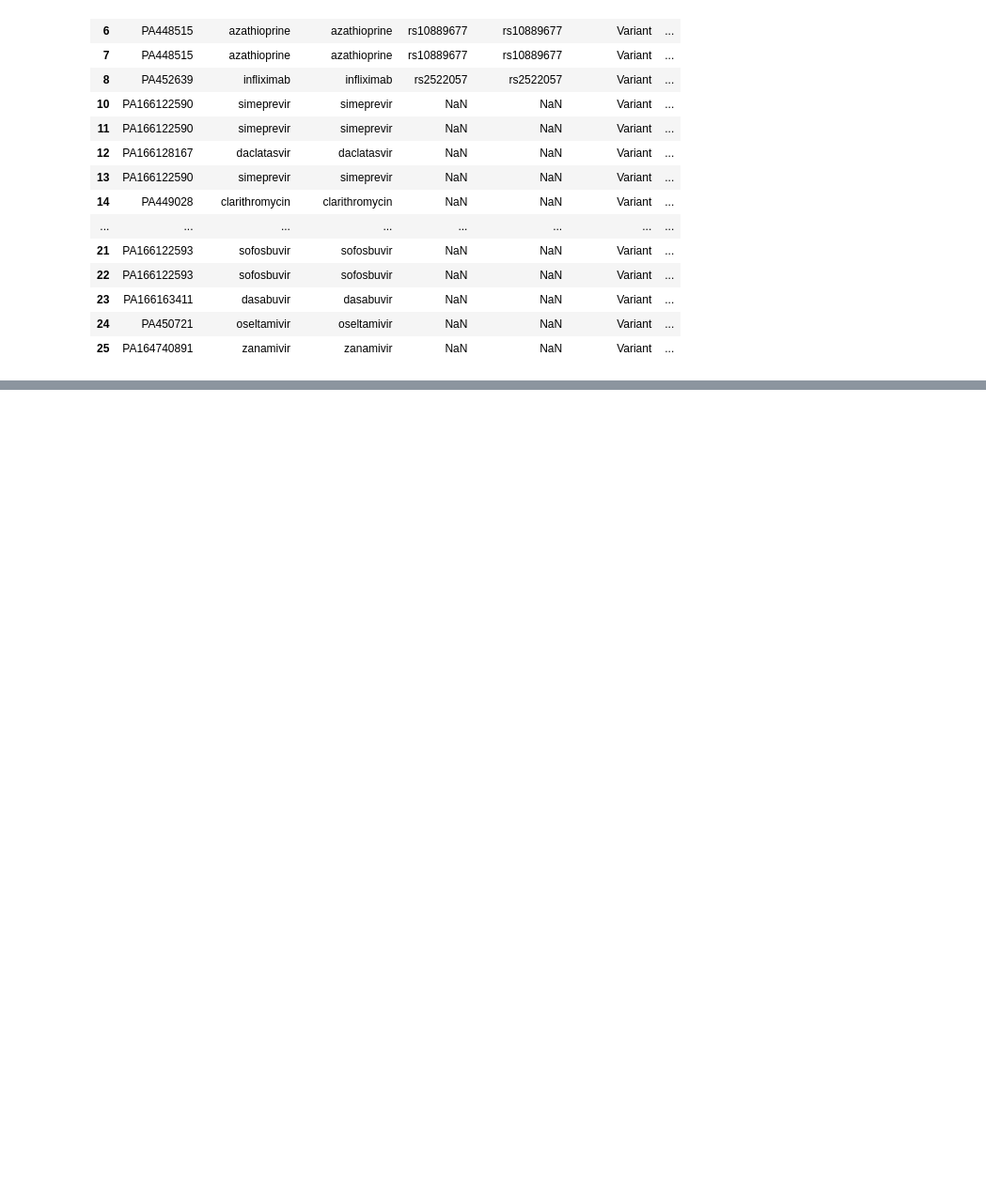
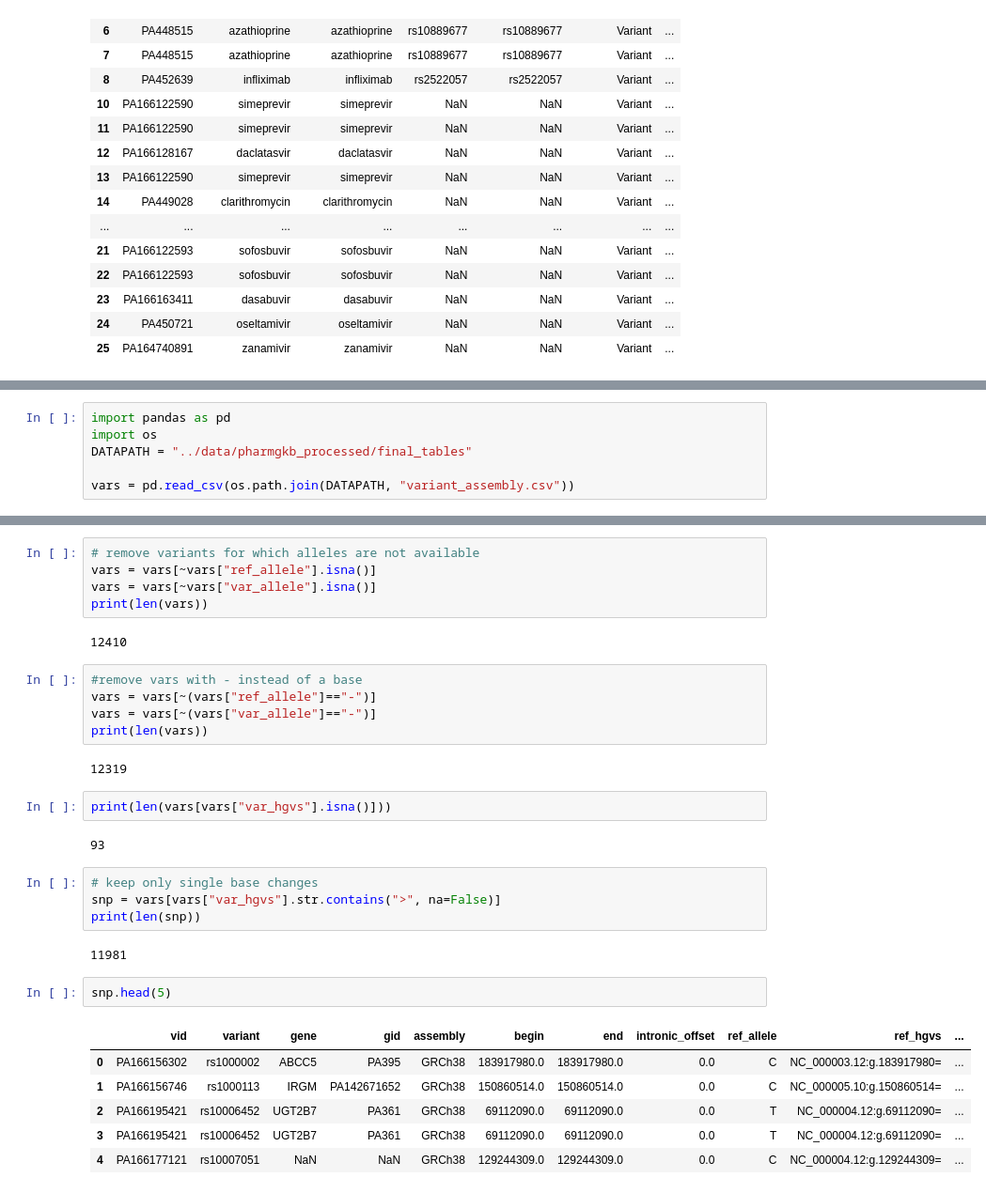
Before and after one commit to ersilia-os/pharmacogx-embeddings, a Jupyter notebook: notebooks/01_PharmGKB_DataExploration.ipynb, the cells around one changed output, grey strips where cells are left out. Shown at 94% size. Drawn from its saved outputs; the diff is of its cells as text; blank space fills up the shorter version.

Commit message:
prepare vcf file for variants

```diff
--- a/notebooks/01_PharmGKB_DataExploration.ipynb
+++ b/notebooks/01_PharmGKB_DataExploration.ipynb
@@ -605,0 +609,6 @@ df[df["Gene Symbols"].isna()].head(20)
+# %%
+import pandas as pd
+import os
+DATAPATH = "../data/pharmgkb_processed/final_tables"
+
+vars = pd.read_csv(os.path.join(DATAPATH, "variant_assembly.csv"))
@@ -605,0 +637,33 @@ df[df["Gene Symbols"].isna()].head(20)
+# %%
+# remove variants for which alleles are not available
+vars = vars[~vars["ref_allele"].isna()]
+vars = vars[~vars["var_allele"].isna()]
+print(len(vars))
+# %% [output]
+12410
+# %%
+#remove vars with - instead of a base
+vars = vars[~(vars["ref_allele"]=="-")]
+vars = vars[~(vars["var_allele"]=="-")]
+print(len(vars))
+# %% [output]
+12319
+# %%
+print(len(vars[vars["var_hgvs"].isna()]))
+# %% [output]
+93
+# %%
+# keep only single base changes
+snp = vars[vars["var_hgvs"].str.contains(">", na=False)]
+print(len(snp))
+# %% [output]
+11981
+# %%
+snp.head(5)
+# %% [output]
+|  | vid | variant | gene | gid | assembly | begin | end | intronic_offset | ref_allele | ref_hgvs | ... |
+| 0 | PA166156302 | rs1000002 | ABCC5 | PA395 | GRCh38 | 183917980.0 | 183917980.0 | 0.0 | C | NC_000003.12:g.183917980= | ... |
+| 1 | PA166156746 | rs1000113 | IRGM | PA142671652 | GRCh38 | 150860514.0 | 150860514.0 | 0.0 | C | NC_000005.10:g.150860514= | ... |
+| 2 | PA166195421 | rs10006452 | UGT2B7 | PA361 | GRCh38 | 69112090.0 | 69112090.0 | 0.0 | T | NC_000004.12:g.69112090= | ... |
+| 3 | PA166195421 | rs10006452 | UGT2B7 | PA361 | GRCh38 | 69112090.0 | 69112090.0 | 0.0 | T | NC_000004.12:g.69112090= | ... |
+| 4 | PA166177121 | rs10007051 | NaN | NaN | GRCh38 | 129244309.0 | 129244309.0 | 0.0 | C | NC_000004.12:g.129244309= | ... |
```
Also changed, not shown: parts of 10 cells of this notebook, 1 other file.
